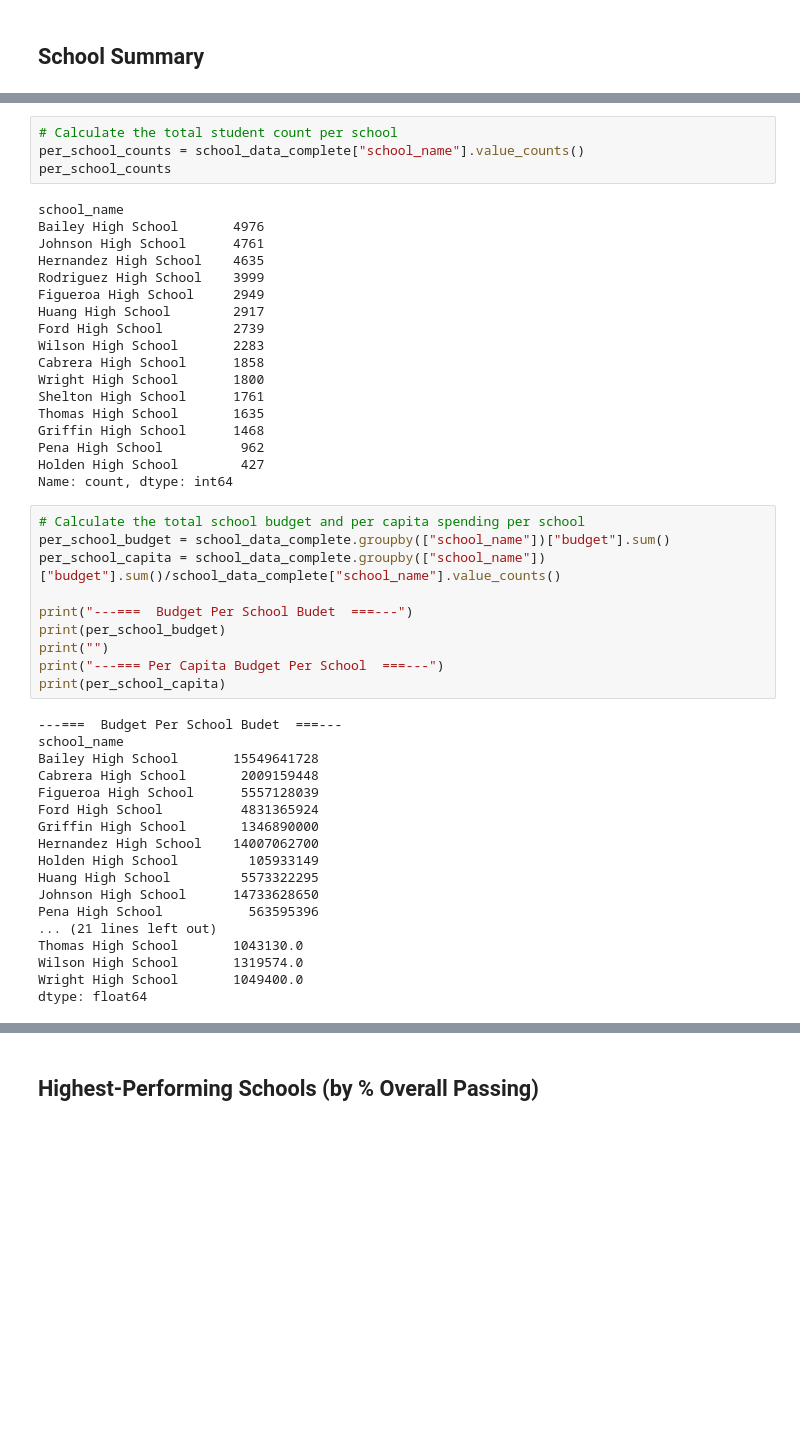
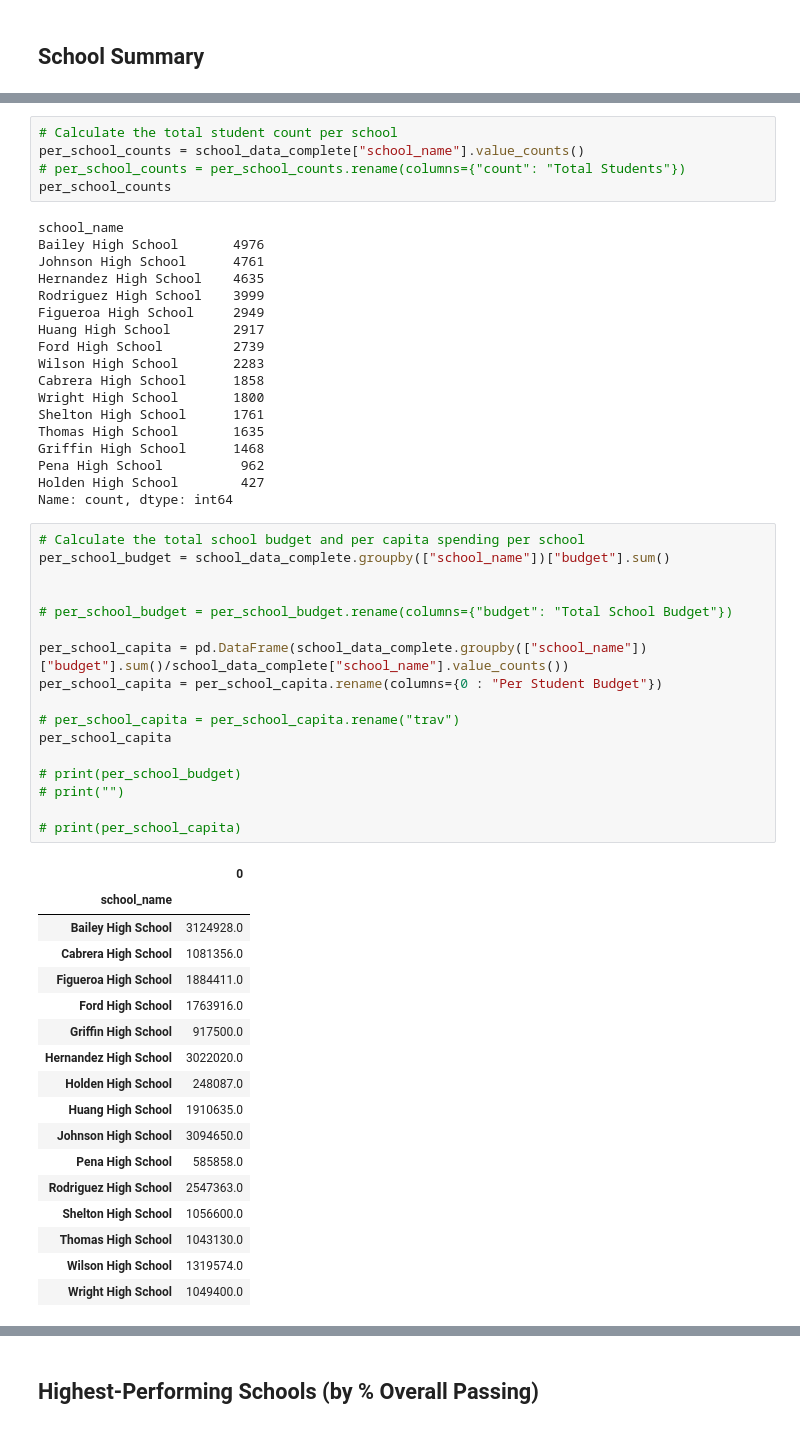
Before and after one commit to byTravis/Module4_Pandas-Challenge, a Jupyter notebook: PyCitySchools/PyCitySchools_TravisCook.ipynb, the cells around one changed output, grey strips where cells are left out. Cells and saved outputs as stored; diff of their text form; blank space fills up the shorter version.

```diff
--- a/PyCitySchools/PyCitySchools_TravisCook.ipynb
+++ b/PyCitySchools/PyCitySchools_TravisCook.ipynb
@@ -116,6 +133,7 @@ array(['District', 'Charter'], dtype=object)
 # %%
 # Calculate the total student count per school
 per_school_counts = school_data_complete["school_name"].value_counts()
+# per_school_counts = per_school_counts.rename(columns={"count": "Total Students"})
 per_school_counts
 # %% [output]
 school_name
@@ -138,31 +156,38 @@ Name: count, dtype: int64
 # %%
 # Calculate the total school budget and per capita spending per school
 per_school_budget = school_data_complete.groupby(["school_name"])["budget"].sum()
-per_school_capita = school_data_complete.groupby(["school_name"])["budget"].sum()/school_data_complete["school_name"].value_counts()
 
-print("---===  Budget Per School Budet  ===---")
-print(per_school_budget)
-print("")
-print("---=== Per Capita Budget Per School  ===---")
-print(per_school_capita)
+
+# per_school_budget = per_school_budget.rename(columns={"budget": "Total School Budget"})
+
+per_school_capita = pd.DataFrame(school_data_complete.groupby(["school_name"])["budget"].sum()/school_data_complete["school_name"].value_counts())
+per_school_capita = per_school_capita.rename(columns={0 : "Per Student Budget"})
+
+# per_school_capita = per_school_capita.rename("trav")
+per_school_capita
+
+# print(per_school_budget)
+# print("")
+
+# print(per_school_capita)
 # %% [output]
----===  Budget Per School Budet  ===---
-school_name
-Bailey High School       15549641728
-Cabrera High School       2009159448
-Figueroa High School      5557128039
-Ford High School          4831365924
-Griffin High School       1346890000
-Hernandez High School    14007062700
-Holden High School         105933149
-Huang High School         5573322295
-Johnson High School      14733628650
-Pena High School           563595396
-... (21 lines left out)
-Thomas High School       1043130.0
-Wilson High School       1319574.0
-Wright High School       1049400.0
-dtype: float64
+|  | 0 |
+| school_name |  |
+| Bailey High School | 3124928.0 |
+| Cabrera High School | 1081356.0 |
+| Figueroa High School | 1884411.0 |
+| Ford High School | 1763916.0 |
+| Griffin High School | 917500.0 |
+| Hernandez High School | 3022020.0 |
+| Holden High School | 248087.0 |
+| Huang High School | 1910635.0 |
+| Johnson High School | 3094650.0 |
+| Pena High School | 585858.0 |
+| Rodriguez High School | 2547363.0 |
+| Shelton High School | 1056600.0 |
+| Thomas High School | 1043130.0 |
+| Wilson High School | 1319574.0 |
+| Wright High School | 1049400.0 |
 # %%
 # Calculate the average test scores per school
 per_school_math = school_data_complete.groupby(["school_name"])["math_score"].mean()
```
Also changed, not shown: parts of 8 cells of this notebook.
